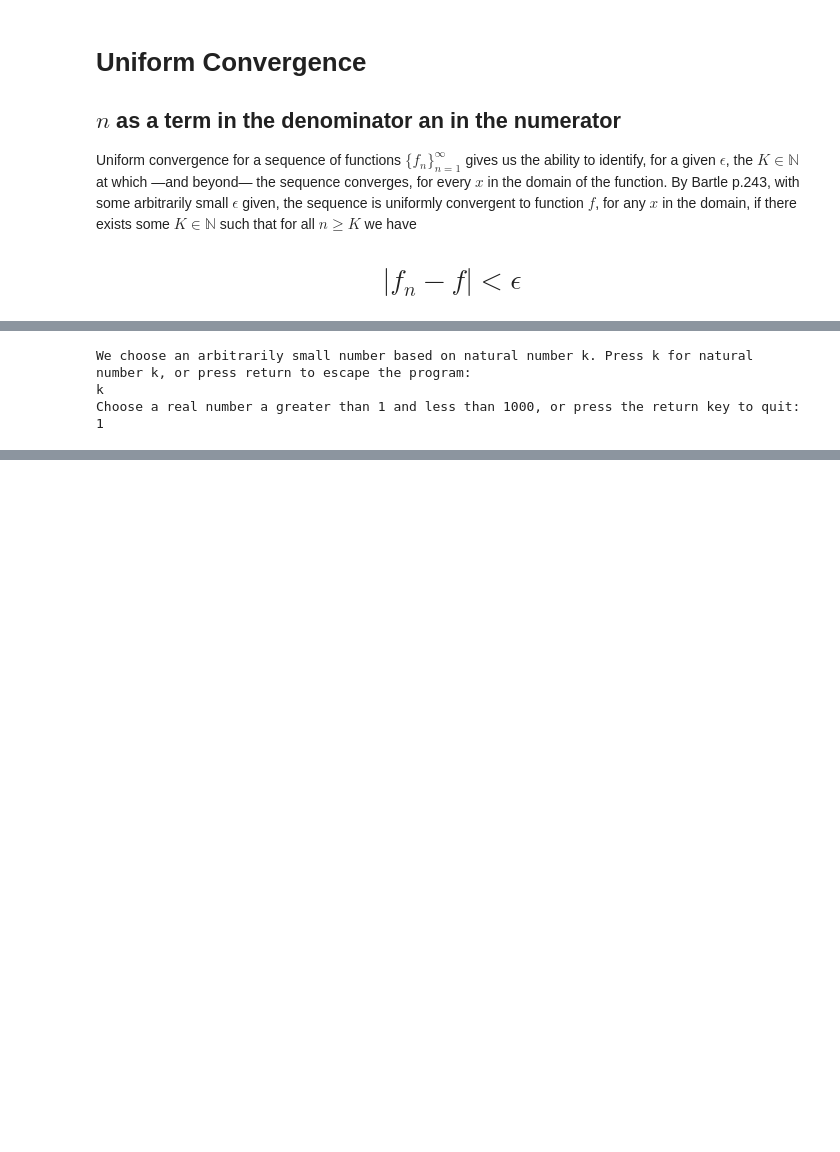
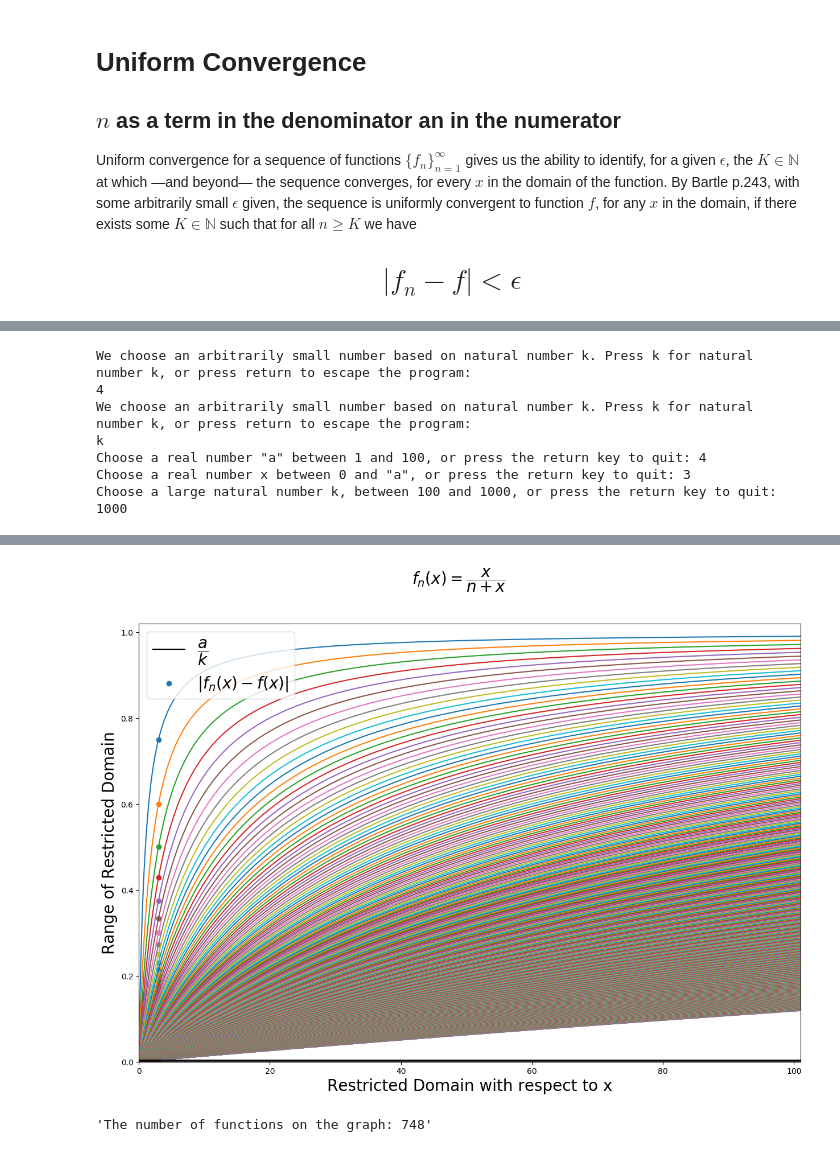
Before and after one commit to lumpofice/sequences_and_series, a Jupyter notebook: sequences_of_functions/uniform_convergence/u_n_as_term_in_denom.ipynb, the cells around one changed output, grey strips where cells are left out. Saved outputs shown, nothing was run; the diff lists cells and outputs as text; code cells hidden in the pictures; blank space fills up the shorter version.

```diff
--- a/sequences_of_functions/uniform_convergence/u_n_as_term_in_denom.ipynb
+++ b/sequences_of_functions/uniform_convergence/u_n_as_term_in_denom.ipynb
@@ -87,8 +91,8 @@ where a>0"""
             while flag:
 
 
-                a_input = input('Choose a real number a greater than 1'\
-                    ' and less than 1000, or press the return key to quit: ')
+                a_input = input('Choose a real number "a" between 1'\
+                    ' and 100, or press the return key to quit: ')
 
 
                 # We take care of those scenarios when user input is the return
@@ -102,7 +106,7 @@ where a>0"""
                 try:
                     a = float(a_input)
                     # When user input for a is out of specified range
-                    if a < 1 or a > 1000:
+                    if a < 1 or a > 100:
                         logging.debug(f'Your value a={a} is not in the'\
                             ' requested range' + f'\n')
                         continue
@@ -119,8 +123,8 @@ where a>0"""
             while flag:
 
 
-                x_input = input('Choose a real number x less than a and'\
-                    ' greater than 0, or press the return key to quit: ')
+                x_input = input('Choose a real number x between 0 and'\
+                    ' "a", or press the return key to quit: ')
 
 
                 # We take care of those scenarios when user input is the return
@@ -151,7 +155,7 @@ where a>0"""
             while flag:
 
 
-                k_input = input('Choose a large natural number k, between 10'
+                k_input = input('Choose a large natural number k, between 100'
                     ' and 1000, or press the return key to quit: ')
 
 
@@ -166,7 +170,7 @@ where a>0"""
                 try:
                     k = float(k_input)
                     # When user input for k is out of specified range
-                    if k < 10 or k > 1000:
+                    if k < 100 or k > 1000:
                         logging.debug(f'Your value k={k} is not in the'
                             ' requested range' + f'\n')
                         continue
@@ -184,7 +188,7 @@ where a>0"""
 
             # Vector u is what defines our restricted domain of each function
             # with respect to x
-            u = np.linspace(0, 100, 1000)
+            u = np.linspace(0, 101, 1000)
 
 
             # We initiate the index n with a value of 1 to simulate a
@@ -222,7 +226,7 @@ where a>0"""
                         fontsize=20)
                     plt.yticks(fontsize=10)
                     plt.ylim(0, 1.02)
-                    plt.xlim(0, 100)
+                    plt.xlim(0, 101)
                     fig.suptitle(r'$f_{n}(x) = \dfrac{x}{n+x}$', fontsize=20)
                     plt.legend(prop={'size':20})
                     plt.show()
@@ -252,7 +256,7 @@ where a>0"""
                     ax.scatter(x, x/(n+x))
 
 
-            return f'\nThe number of functions on the graph: {n}'
+            return f'The number of functions on the graph: {n}'
 
 
         else:
@@ -261,6 +265,10 @@ where a>0"""
 
 u_x_over_x_plus_n()
 # %% [output]
+We choose an arbitrarily small number based on natural number k. Press k for natural number k, or press return to escape the program:
+4
 We choose an arbitrarily small number based on natural number k. Press k for natural number k, or press return to escape the program:
 k
-Choose a real number a greater than 1 and less than 1000, or press the return key to quit: 1
+Choose a real number "a" between 1 and 100, or press the return key to quit: 4
+Choose a real number x between 0 and "a", or press the return key to quit: 3
+Choose a large natural number k, between 100 and 1000, or press the return key to quit: 1000
@@ -266,0 +279,2 @@ Choose a real number a greater than 1 and less than 1000, or press the return ke
+[figure, added]
+'The number of functions on the graph: 748'
```
Also changed, not shown: parts of 3 cells of this notebook, 2 other files.
